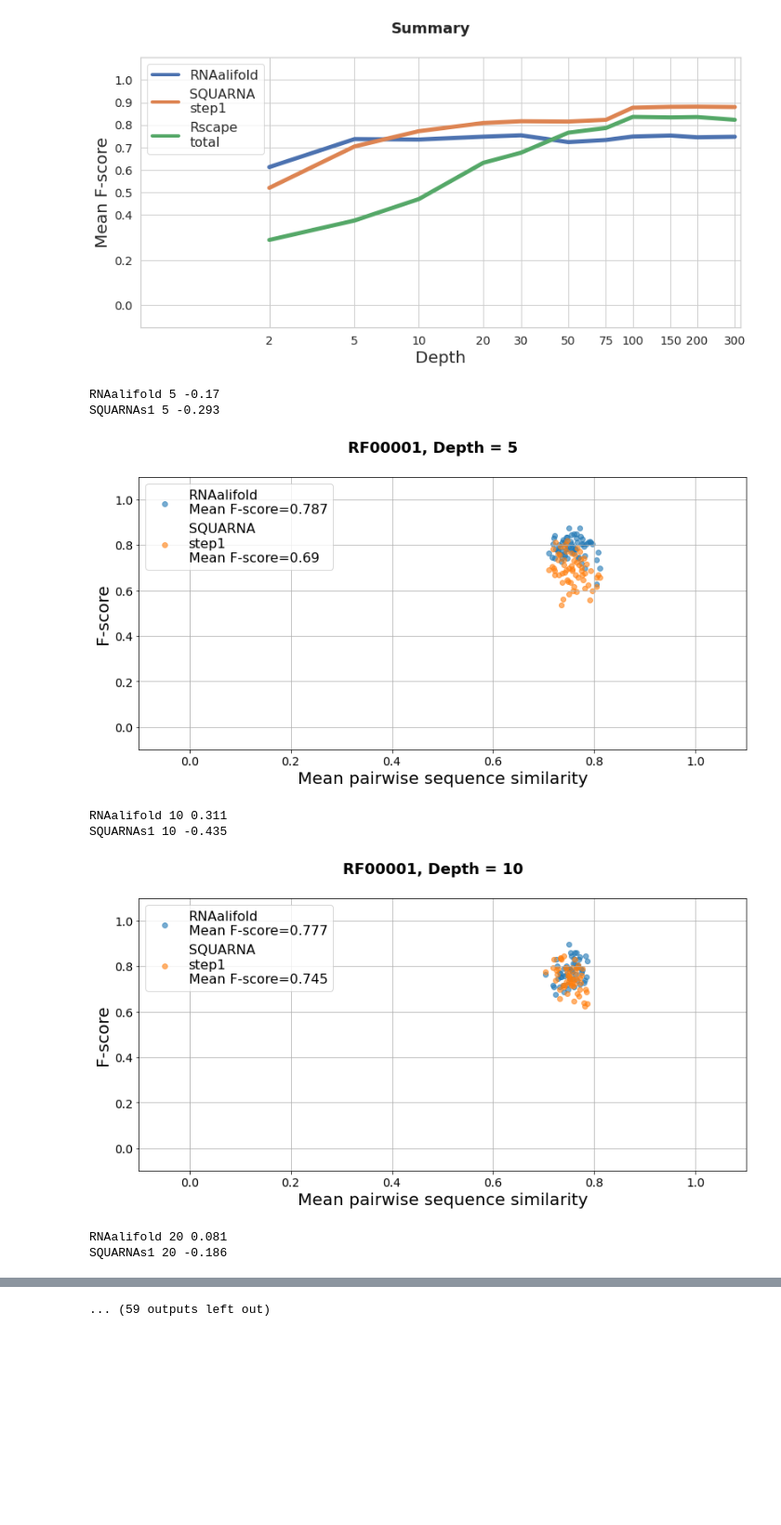
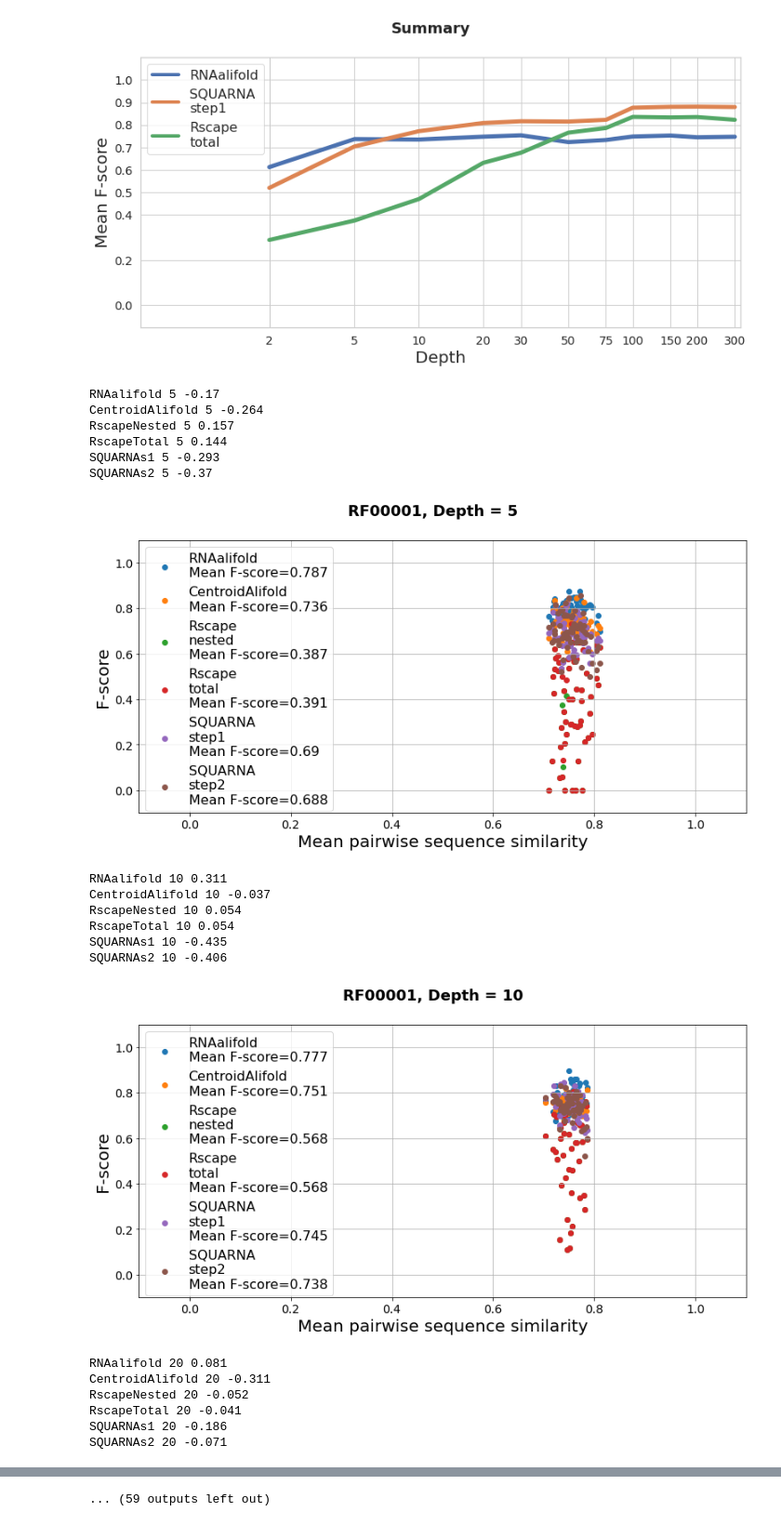
Before and after one commit to febos/SQUARNA, a Jupyter notebook: benchmarks/Violins.ipynb, the cells around one changed output, grey strips where cells are left out. Shown at 93% size. Saved outputs shown, nothing was run; the diff lists cells and outputs as text; code cells hidden in the pictures; blank space fills up the shorter version.

```diff
--- a/benchmarks/Violins.ipynb
+++ b/benchmarks/Violins.ipynb
@@ -668,14 +668,21 @@ dataset = "SeqSim"
 labels = {"RNAalifold":"RNAalifold",
           "SQUARNAs1":"SQUARNA\nstep1",
           "RscapeTotal":"Rscape\ntotal",
-          "RscapeNested":"Rscape\nnested"}
+          "RscapeNested":"Rscape\nnested",
+          "IPknot":"IPknot",
+          "CentroidAlifold":"CentroidAlifold",
+          "SQUARNAs2":"SQUARNA\nstep2",
+          "SQUARNAs3i":"SQUARNA\nstep3i",
+          "SQUARNAs3u":"SQUARNA\nstep3u",}
+
+tools = "RNAalifold IPknot CentroidAlifold RscapeNested RscapeTotal SQUARNAs1 SQUARNAs2 SQUARNAs3u SQUARNAs3i".split(' ')
 
 families = ['RF00001', 'RF00005', 'RF00010', 'RF00023', 'RF00024',
             'RF00028', 'RF00094', 'RF00162', 'RF00177', 'RF01854', 'RF03160']
 
 depths = [5,10,20]
 
-tools = "RNAalifold SQUARNAs1".split()
+tools = "RNAalifold CentroidAlifold RscapeNested RscapeTotal SQUARNAs1 SQUARNAs2".split()
 
 res = {}
 
@@ -722,7 +729,7 @@ for fam in families:
             xx = [_[0] for _ in dots]
             yy = [_[1] for _ in dots]
 
-            plt.scatter(xx, yy, alpha=0.6, label = "{}\nMean F-score={}".format(labels[tool],
+            plt.scatter(xx, yy, alpha=1, label = "{}\nMean F-score={}".format(labels[tool],
                                                                                 round(np.mean(yy),3)))
             my_rho = np.corrcoef(xx, yy)
             print(tool,depth, round(my_rho[0][1],3))
@@ -752,6 +759,7 @@ for depth in depths:
     f, ax = plt.subplots(figsize=(13, 6))
     f.suptitle('Depth = {}'.format(depth), fontsize=18, fontweight='bold')
     ax.set_xlim([-0.1,1.1])
+    ax.set_ylim([0,5])
 
     for tool in tools:
 
@@ -760,7 +768,7 @@ for depth in depths:
         xx = [_[0] for _ in dots]
         yy = [_[1] for _ in dots]
 
-        plt.scatter(xx, yy, alpha=0.5, label = "{}".format(labels[tool]))
+        plt.scatter(xx, yy, alpha=1, label = "{}".format(labels[tool]))
 
         my_rho = np.corrcoef(xx, yy)
         print(tool,depth, round(my_rho[0][1],3))
@@ -783,36 +791,48 @@ for depth in depths:
 f, ax = plt.subplots(figsize=(13, 6))
 f.suptitle('Dependence on sequence similarity', fontsize=18, fontweight='bold')
 ax.set_xlim([2, 25])
 
 for tool in tools:
 
 
 
     xx = depths
     yy = corrs[tool]
 
     plt.plot(xx, yy, linewidth=3, label = "{}".format(labels[tool]))
 
 leg = ax.legend(fontsize=16)
 
 # change the line width for the legend
 for line in leg.get_lines():
     line.set_linewidth(4)
 ax.set_ylabel("Pearson Correlation Coefficient", fontsize=20)
 ax.set_xlabel("Alignment depth", fontsize=20)
 #ax.set_yticks([0.0,0.2,0.4,0.6,0.8,1.0],
 #                labels=[0.0,0.2,0.4,0.6,0.8,1.0], size=14)
 ax.set_xscale("log")
 ax.set_xticks(depths,
               labels=depths)
 plt.grid()
 plt.show()
 # %% [output]
 RNAalifold 5 -0.17
+CentroidAlifold 5 -0.264
+RscapeNested 5 0.157
+RscapeTotal 5 0.144
 SQUARNAs1 5 -0.293
+SQUARNAs2 5 -0.37
-[figure, old version]
+[figure, new version]
 RNAalifold 10 0.311
+CentroidAlifold 10 -0.037
+RscapeNested 10 0.054
+RscapeTotal 10 0.054
 SQUARNAs1 10 -0.435
+SQUARNAs2 10 -0.406
-[figure, old version]
+[figure, new version]
 RNAalifold 20 0.081
+CentroidAlifold 20 -0.311
+RscapeNested 20 -0.052
+RscapeTotal 20 -0.041
 SQUARNAs1 20 -0.186
+SQUARNAs2 20 -0.071
```
Also changed, not shown: parts of 3 cells of this notebook, 15 other files.
